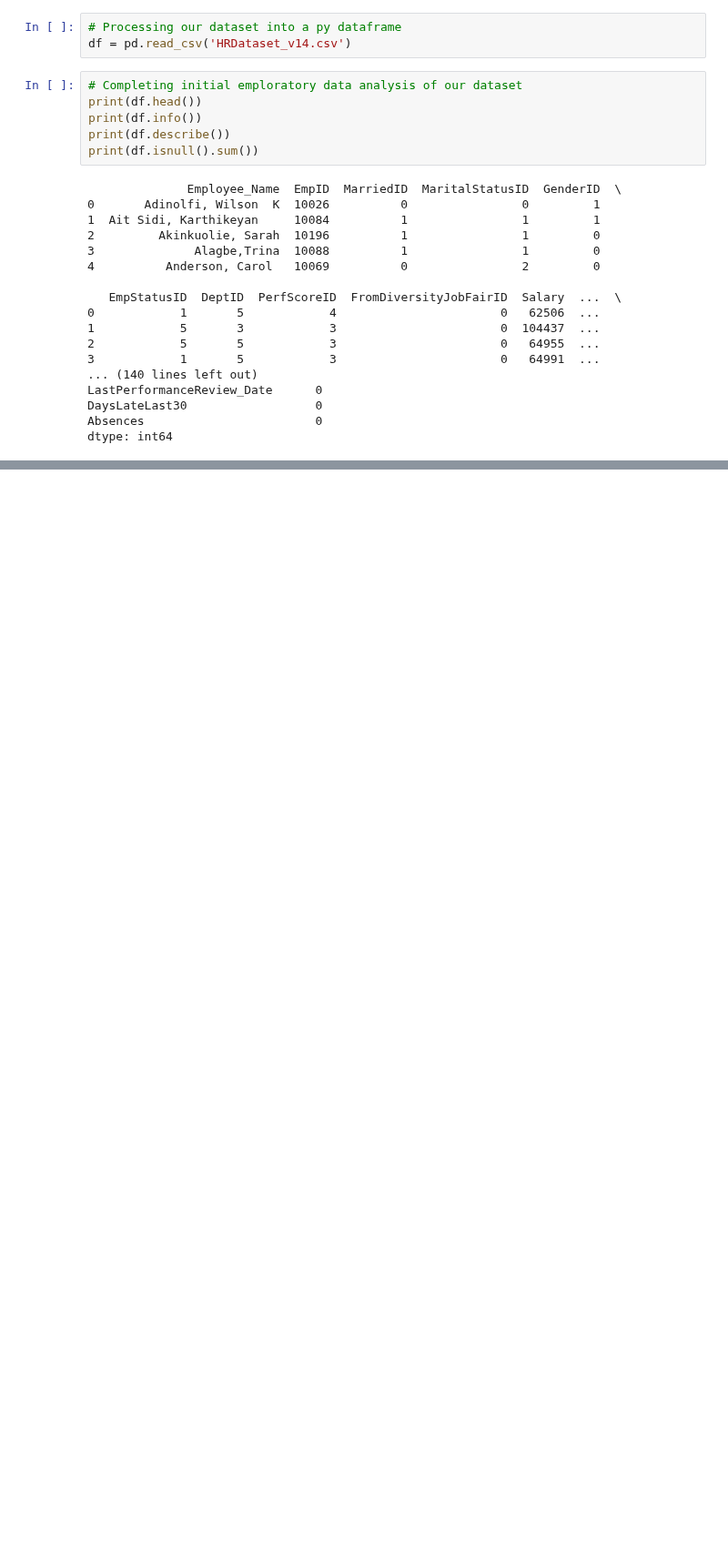
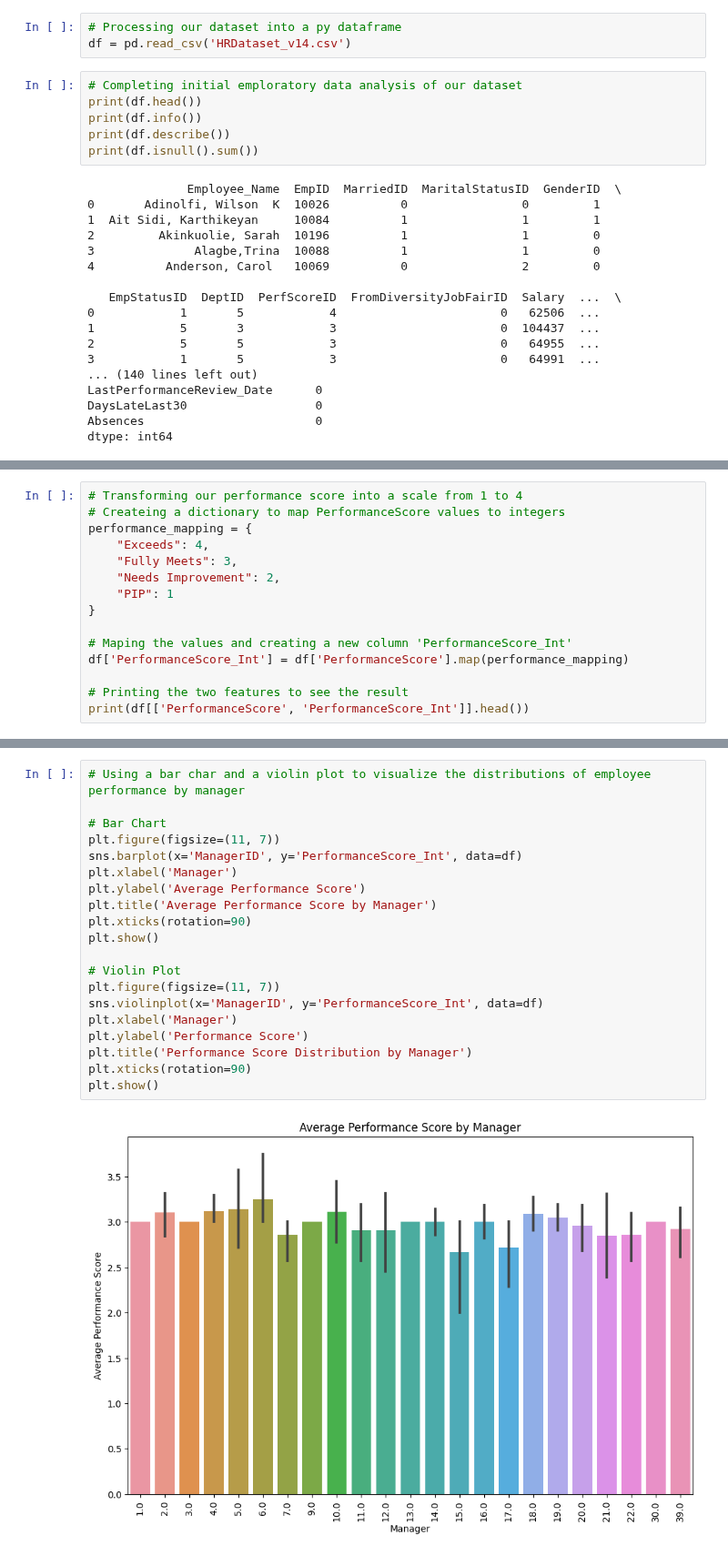
Before and after one commit to VladSaaS/peopleanlaytics, a Jupyter notebook: New England College of Business/performancevsmanager.ipynb, the cells around one changed output, grey strips where cells are left out. Shown at 91% size. Cells and saved outputs as stored; diff of their text form; blank space fills up the shorter version.

Commit message:
performance vs manager bar plot and violin plot

```diff
--- a/New England College of Business/performancevsmanager.ipynb
+++ b/New England College of Business/performancevsmanager.ipynb
@@ -43,0 +51,15 @@ dtype: int64
+# %%
+# Transforming our performance score into a scale from 1 to 4
+# Createing a dictionary to map PerformanceScore values to integers
+performance_mapping = {
+    "Exceeds": 4,
+    "Fully Meets": 3,
+    "Needs Improvement": 2,
+    "PIP": 1
+}
+
+# Maping the values and creating a new column 'PerformanceScore_Int'
+df['PerformanceScore_Int'] = df['PerformanceScore'].map(performance_mapping)
+
+# Printing the two features to see the result
+print(df[['PerformanceScore', 'PerformanceScore_Int']].head())
@@ -43,0 +73,22 @@ dtype: int64
+# %%
+# Using a bar char and a violin plot to visualize the distributions of employee performance by manager
+
+# Bar Chart
+plt.figure(figsize=(11, 7))
+sns.barplot(x='ManagerID', y='PerformanceScore_Int', data=df)
+plt.xlabel('Manager')
+plt.ylabel('Average Performance Score')
+plt.title('Average Performance Score by Manager')
+plt.xticks(rotation=90)
+plt.show()
+
+# Violin Plot
+plt.figure(figsize=(11, 7))
+sns.violinplot(x='ManagerID', y='PerformanceScore_Int', data=df)
+plt.xlabel('Manager')
+plt.ylabel('Performance Score')
+plt.title('Performance Score Distribution by Manager')
+plt.xticks(rotation=90)
+plt.show()
+# %% [output]
+[figure, added]
```
Also changed, not shown: parts of 4 cells of this notebook.
